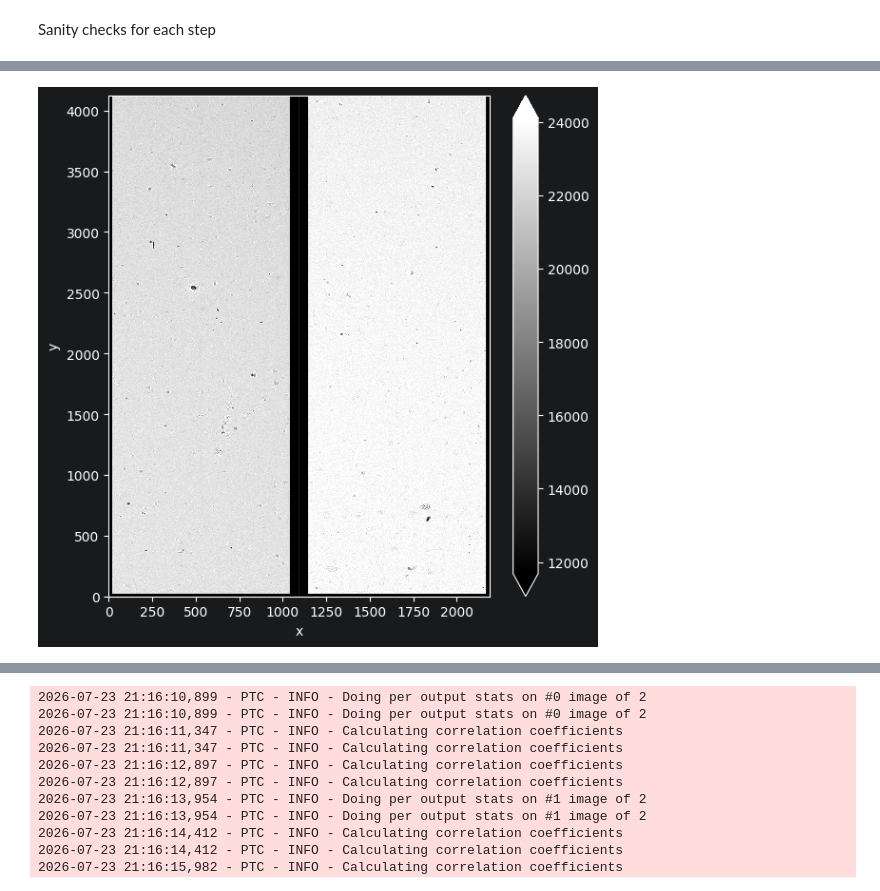
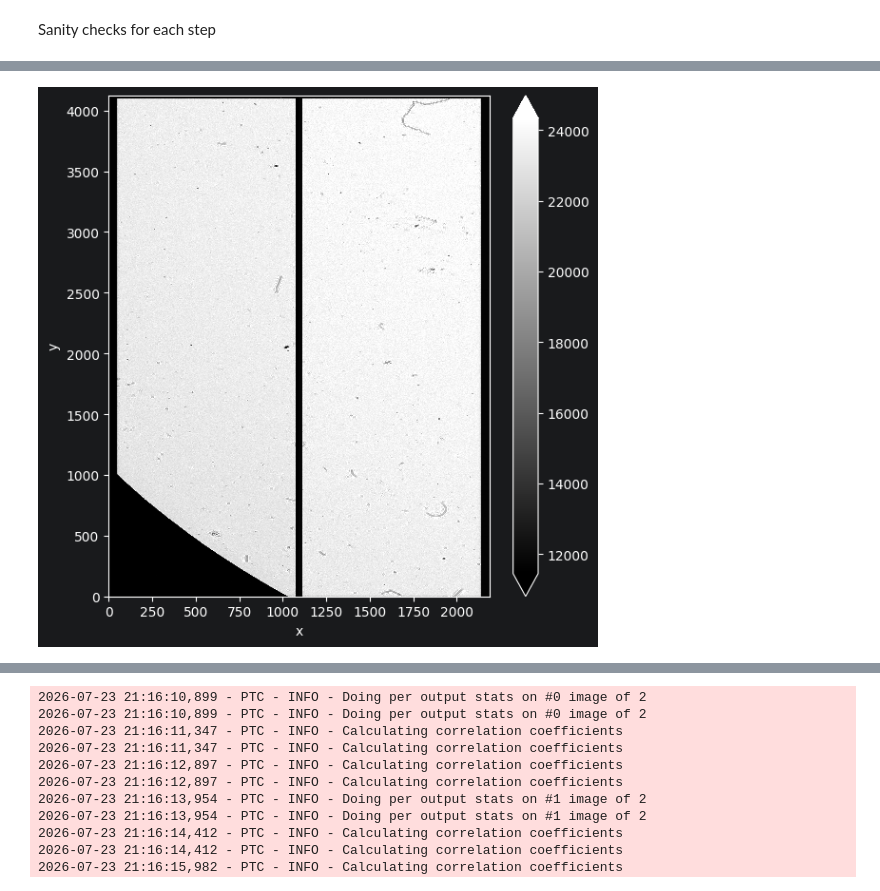
Before and after one commit to CaltechOpticalObservatories/eregion, a Jupyter notebook: playground/deimos_sci_testing.ipynb, the cells around one changed output, grey strips where cells are left out. Cells and saved outputs as stored; diff of their text form; code cells hidden in the pictures.

Commit message:
bug fixes, plotting funcs

```diff
--- a/playground/deimos_sci_testing.ipynb
+++ b/playground/deimos_sci_testing.ipynb
@@ -69,7 +75,7 @@ def quick_plot(img):
 ## Loadig first pair at exptime 0
 creator = ImageCreator(detector_config='../eregion/configs/detectors/deimos_sci.yaml', max_batch_size=2)
 
-flpair = creator.run(input_source='/Users/yashvi/Desktop/Detector Characterization Tools/DTU_dettest/DTU_fullfp_bringup/PTC/SCI/20260718*/*_flat_0.032*.fits',
+flpair = creator.run(input_source='/Users/yashvi/Desktop/Detector Characterization Tools/DTU_dettest/DTU_fullfp_bringup/PTC/SCI/20260718*/*SCI_1_flat_0.032*.fits',
                   identifier_func=guess_image_type_from_filename_DEIMOS,
                   fileloader_func=load_image_fits_DEIMOS,
                   data_on_demand=True)
@@ -109,3 +91,3 @@ flpair.data
 # %%
-quick_plot(flpair.data[10])
+quick_plot(flpair.data[0])
 # %% [output]
@@ -113,4 +95,4 @@ quick_plot(flpair.data[10])
-[figure, old version]
+[figure, new version]
 # %%
 # Do bias sub
 bias_sub = BiasSubtraction(quick=True)
```
Also changed, not shown: parts of 9 cells of this notebook, 2 other files.
